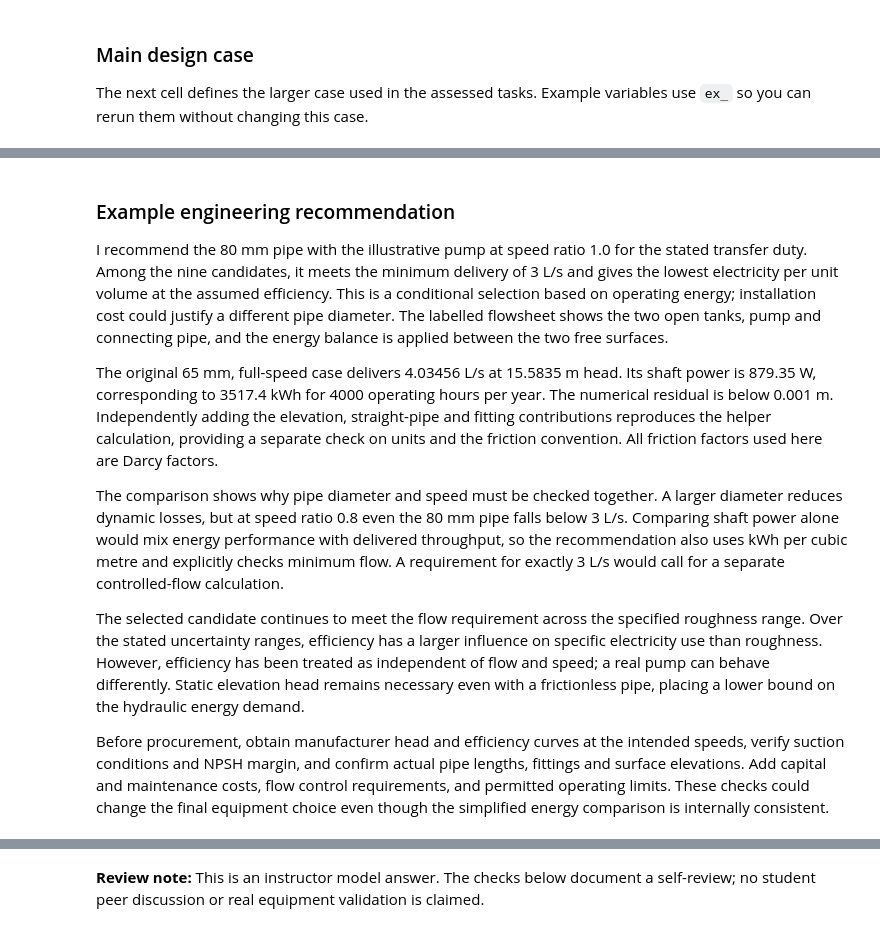
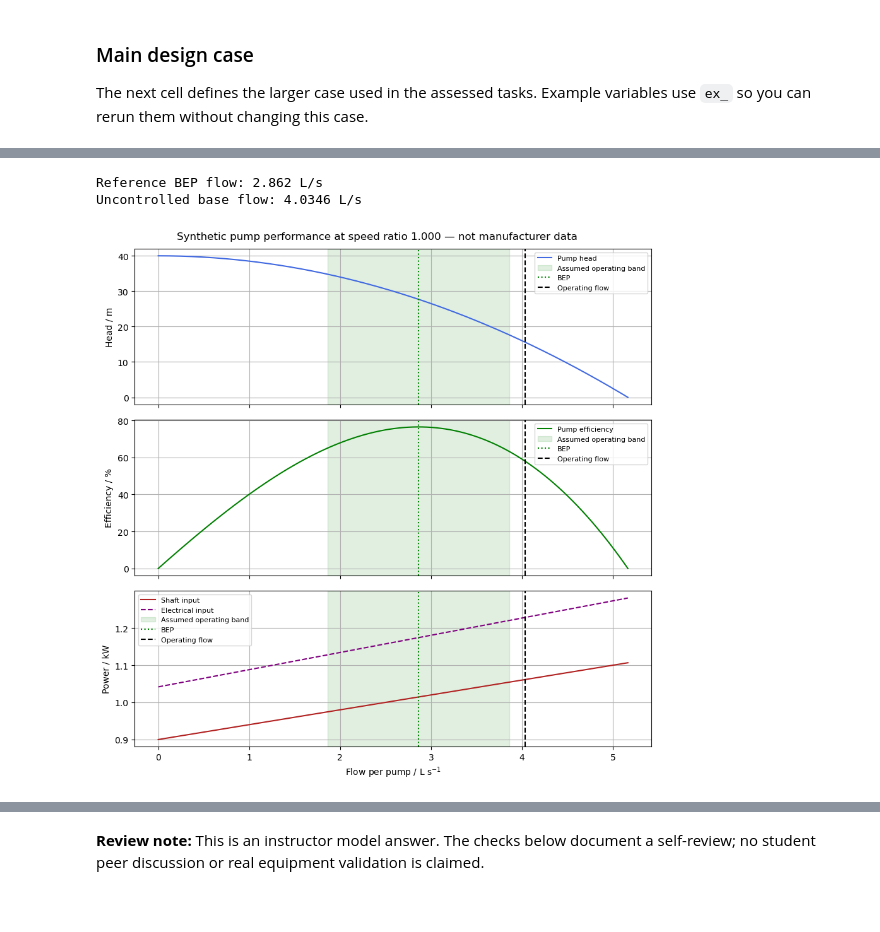
Before and after one commit to jollactic/1KB705, a Jupyter notebook: lab_01_flow/lab_solution.ipynb, the cells around one changed output, grey strips where cells are left out. Saved outputs shown, nothing was run; the diff lists cells and outputs as text; code cells hidden in the pictures; blank space fills up the shorter version.

Commit message:
Add variable-efficiency pump curves, fixed-duty sizing and core pump arrangements

```diff
--- a/lab_01_flow/lab_solution.ipynb
+++ b/lab_01_flow/lab_solution.ipynb
@@ -556,38 +187,14 @@ measurement or vendor datum needed. No new code is required for submission.
-# %% [markdown]
-### Example engineering recommendation
-
-I recommend the 80 mm pipe with the illustrative pump at
-speed ratio 1.0 for the stated transfer duty. Among the nine candidates, it meets
-the minimum delivery of 3 L/s and gives the lowest electricity per unit volume
-at the assumed efficiency. This is a conditional selection based on operating
-energy; installation cost could justify a different pipe diameter. The labelled
-flowsheet shows the two open tanks, pump and connecting pipe, and the energy
-balance is applied between the two free surfaces.
-
-The original 65 mm, full-speed case delivers 4.03456 L/s at 15.5835 m head.
-Its shaft power is 879.35 W, corresponding to 3517.4 kWh for 4000 operating
-hours per year. The numerical residual is below 0.001 m. Independently adding
-the elevation, straight-pipe and fitting contributions reproduces the helper
-calculation, providing a separate check on units and the friction convention.
-All friction factors used here are Darcy factors.
-
-The comparison shows why pipe diameter and speed must be checked together.
-A larger diameter reduces dynamic losses, but at speed ratio 0.8 even the
-80 mm pipe falls below 3 L/s. Comparing shaft power alone would mix energy
-performance with delivered throughput, so the recommendation also uses kWh per
-cubic metre and explicitly checks minimum flow. A requirement for exactly
-3 L/s would call for a separate controlled-flow calculation.
-
-The selected candidate continues to meet the flow requirement across the
-specified roughness range. Over the stated uncertainty ranges, efficiency has
-a larger influence on specific electricity use than roughness. However,
-efficiency has been treated as independent of flow and speed; a real pump
-can behave differently. Static elevation head remains necessary even with a
-frictionless pipe, placing a lower bound on the hydraulic energy demand.
-
-Before procurement, obtain manufacturer head and efficiency curves at the
-intended speeds, verify suction conditions and NPSH margin, and confirm actual
-pipe lengths, fittings and surface elevations. Add capital and maintenance
-costs, flow control requirements, and permitted operating limits. These checks
-could change the final equipment choice even though the simplified energy
-comparison is internally consistent.
+# %%
+rho, mu, g = 998.0, .001, 9.81
+length, rise, roughness, K = 120., 12., 4.5e-5, 8.
+diameter = .065
+base_flow = h.free_operating_point(diameter)
+base_performance = h.performance(base_flow)
+print(f"Reference BEP flow: {h.BEP_FLOW*1000:.3f} L/s")
+print(f"Uncontrolled base flow: {base_flow*1000:.4f} L/s")
+h.plot_performance(operating_flow=base_flow)
+plt.show()
+# %% [output]
+Reference BEP flow: 2.862 L/s
+Uncontrolled base flow: 4.0346 L/s
+[figure, added]
```
Also changed, not shown: parts of 47 cells of this notebook, 10 other files.
